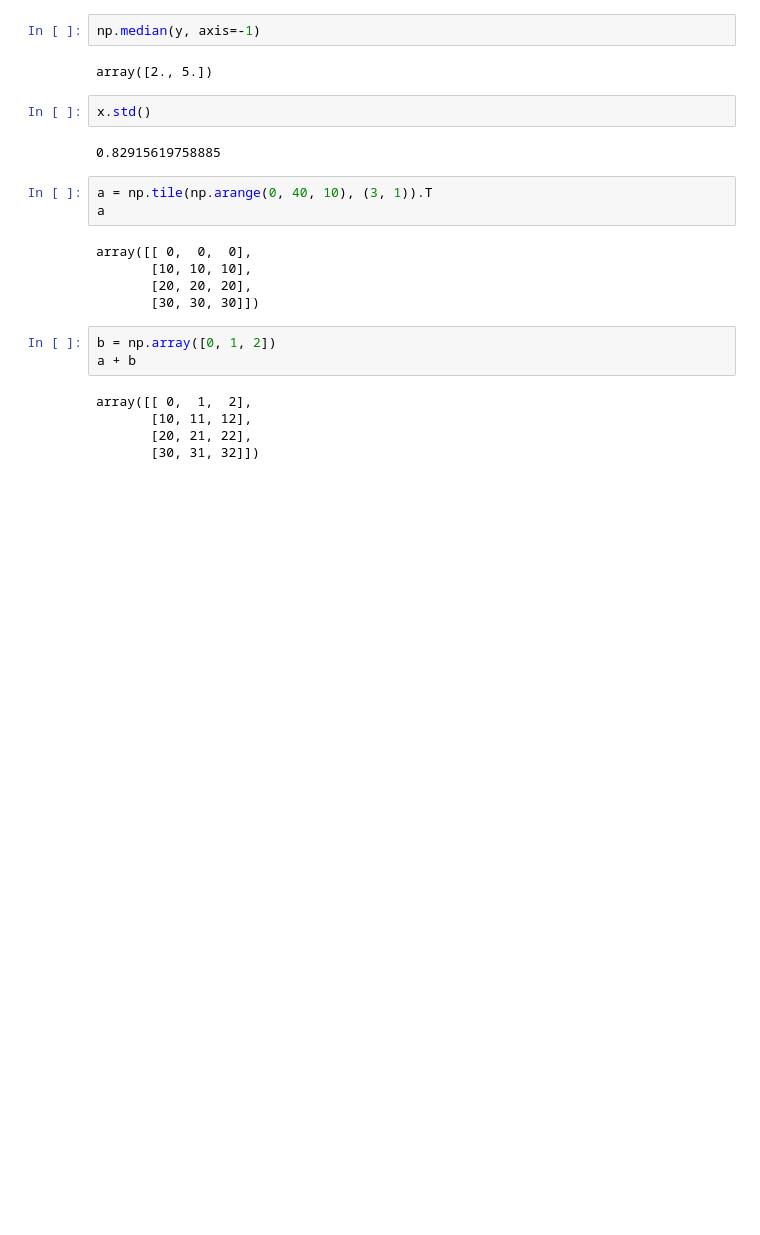
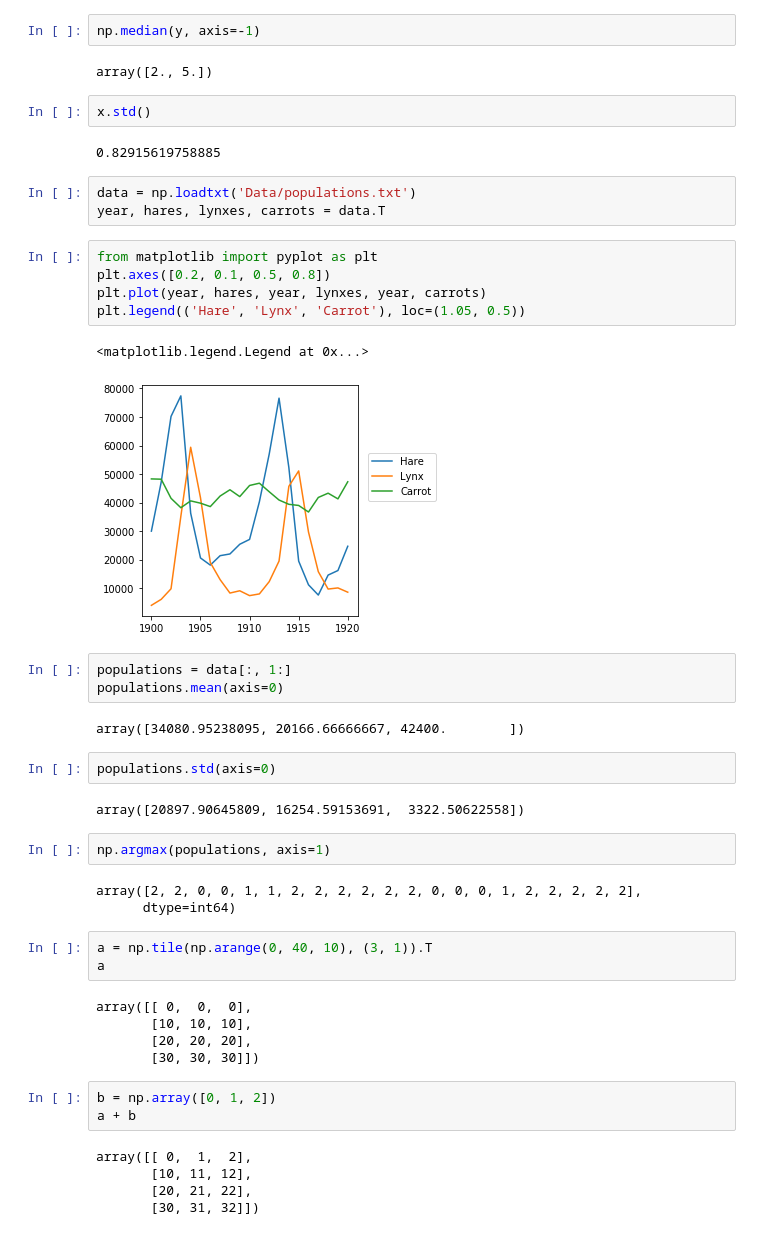
Before and after one commit to wdloe/ET3107_SandBox, a Jupyter notebook: 1.3.2/1.3.2.1 - 1.3.2.3.ipynb, the cells around one changed output. Cells and saved outputs as stored; diff of their text form; blank space fills up the shorter version.

```diff
--- a/1.3.2/1.3.2.1 - 1.3.2.3.ipynb
+++ b/1.3.2/1.3.2.1 - 1.3.2.3.ipynb
@@ -201,6 +201,31 @@ array([2., 5.])
 x.std()
 # %% [output]
 0.82915619758885
+# %%
+data = np.loadtxt('Data/populations.txt')
+year, hares, lynxes, carrots = data.T
+# %%
+from matplotlib import pyplot as plt
+plt.axes([0.2, 0.1, 0.5, 0.8])
+plt.plot(year, hares, year, lynxes, year, carrots)
+plt.legend(('Hare', 'Lynx', 'Carrot'), loc=(1.05, 0.5))
+# %% [output]
+<matplotlib.legend.Legend at 0x...>
+[figure, added]
+# %%
+populations = data[:, 1:]
+populations.mean(axis=0)
+# %% [output]
+array([34080.95238095, 20166.66666667, 42400.        ])
+# %%
+populations.std(axis=0)
+# %% [output]
+array([20897.90645809, 16254.59153691,  3322.50622558])
+# %%
+np.argmax(populations, axis=1)
+# %% [output]
+array([2, 2, 0, 0, 1, 1, 2, 2, 2, 2, 2, 2, 0, 0, 0, 1, 2, 2, 2, 2, 2],
+      dtype=int64)
 # %%
 a = np.tile(np.arange(0, 40, 10), (3, 1)).T
 a
```
Also changed, not shown: parts of 5 cells of this notebook.
